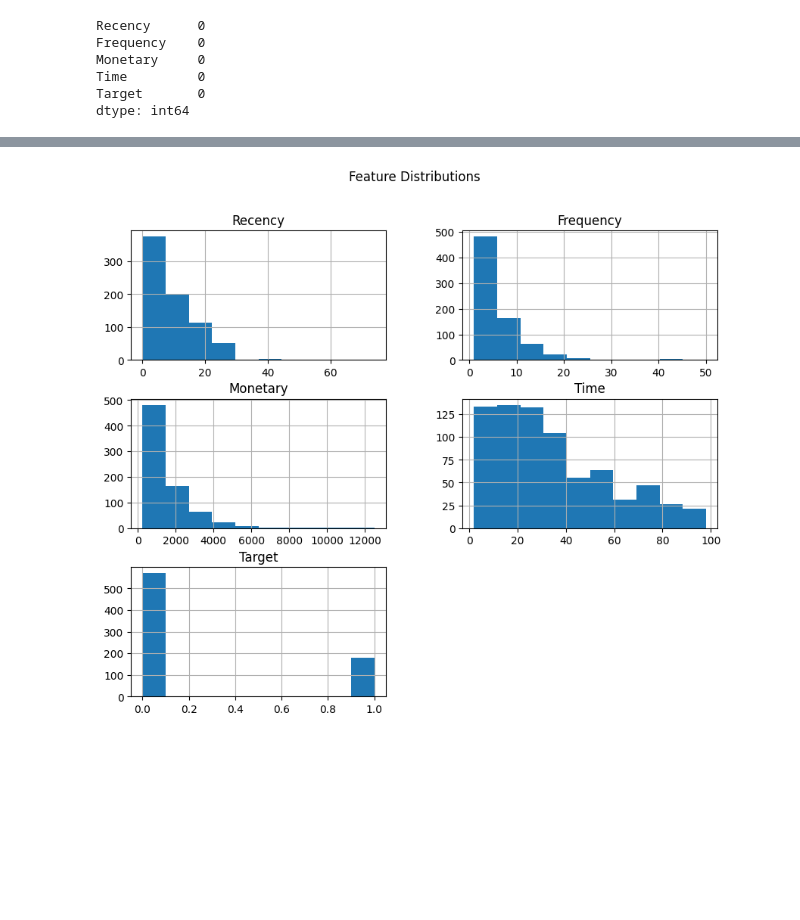
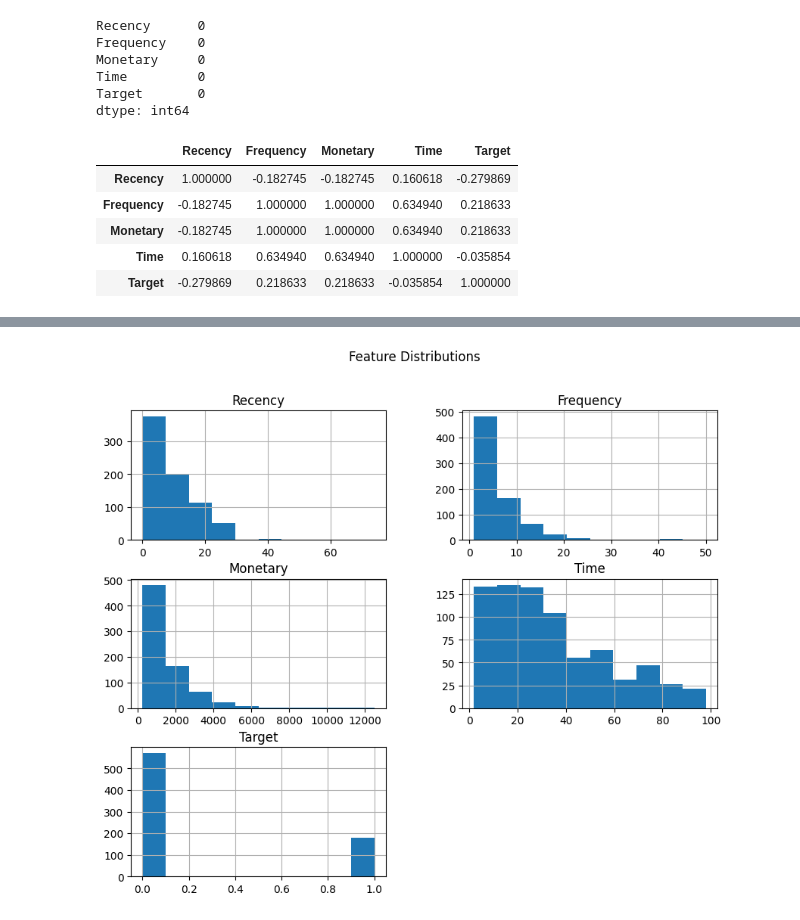
Before and after one commit to Manoranjitham61217/Blood_Transfusion_Analysis, a Jupyter notebook: AB_BloodTrans_model.ipynb, the cells around one changed output, grey strips where cells are left out. Cells and saved outputs as stored; diff of their text form; code cells hidden in the pictures; blank space fills up the shorter version.

```diff
--- a/AB_BloodTrans_model.ipynb
+++ b/AB_BloodTrans_model.ipynb
@@ -72,3 +78,12 @@ Monetary     0
 Time         0
 Target       0
 dtype: int64
+# %%
+df.corr()
+# %% [output]
+|  | Recency | Frequency | Monetary | Time | Target |
+| Recency | 1.000000 | -0.182745 | -0.182745 | 0.160618 | -0.279869 |
+| Frequency | -0.182745 | 1.000000 | 1.000000 | 0.634940 | 0.218633 |
+| Monetary | -0.182745 | 1.000000 | 1.000000 | 0.634940 | 0.218633 |
+| Time | 0.160618 | 0.634940 | 0.634940 | 1.000000 | -0.035854 |
+| Target | -0.279869 | 0.218633 | 0.218633 | -0.035854 | 1.000000 |
```
Also changed, not shown: parts of 14 cells of this notebook, 3 other files.
